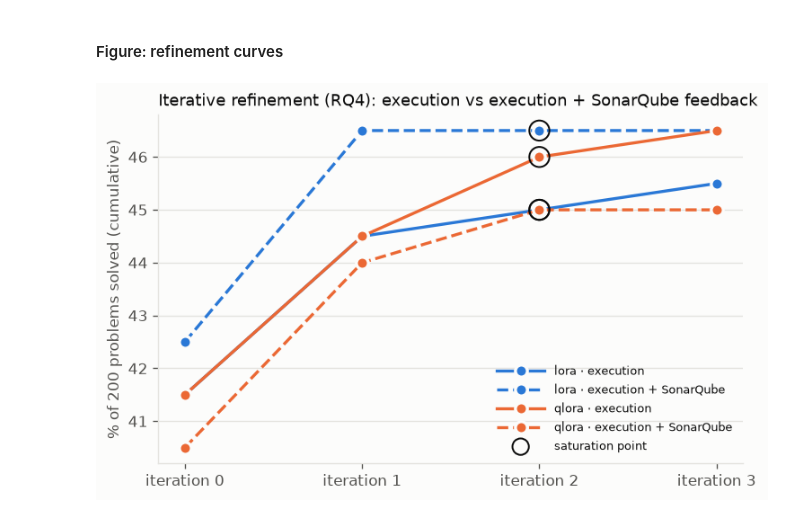
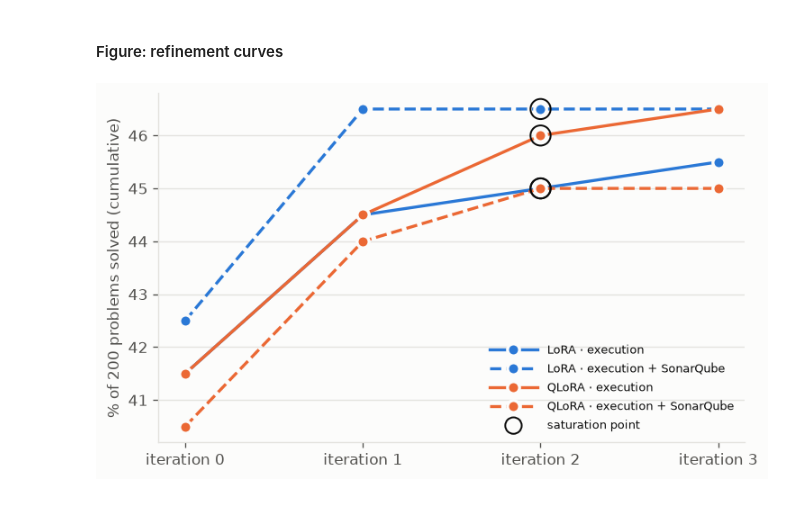
Before and after one commit to dimsmaul/code4ml-peft-experiment, a Jupyter notebook: analysis/index.ipynb, the cells around one changed output. Saved outputs shown, nothing was run; the diff lists cells and outputs as text; code cells hidden in the pictures.

```diff
--- a/analysis/index.ipynb
+++ b/analysis/index.ipynb
@@ -158,7 +158,7 @@ plt.rcParams.update({
     "figure.facecolor": SURFACE, "axes.facecolor": SURFACE, "axes.edgecolor": GRID, "axes.labelcolor": INK_2,
     "xtick.color": INK_2, "ytick.color": INK_2, "text.color": INK, "axes.spines.top": False,
     "axes.spines.right": False, "axes.grid": True, "grid.color": GRID, "grid.linewidth": 0.8,
-    "axes.axisbelow": True, "font.size": 10, "figure.dpi": 120,
+    "axes.axisbelow": True, "font.size": 10, "figure.dpi": 120, "pdf.fonttype": 42,   # TrueType fonts in PDFs
 })
 
 
@@ -196,7 +201,16 @@ def load_ratings(run):
 
 
 ratings = {run: load_ratings(run) for runs in RUNS.values() for run in runs}
-arm_ratings = per_arm({run: df.drop(columns="ast_valid") for run, df in ratings.items()}, lambda df: df)
+# Unit of the structural tests = unique test instruction. The 304 test rows share 40 instruction texts (one
+# template per subclass) and Code4ML answers are greedy, so duplicate rows are collapsed to their median per run.
+INSTRUCTION_OF = pd.read_csv(get("vanilla/code4ml_ratings.csv"), dtype={"id": str}).set_index("id")["graph_vertex_subclass"]
+
+
+def by_instruction(df):
+    return df.drop(columns="ast_valid").groupby(INSTRUCTION_OF.reindex(df.index).to_numpy()).median()
+
+
+arm_ratings = per_arm({run: by_instruction(df) for run, df in ratings.items()}, lambda df: df)
 METRICS = PRIMARY + SECONDARY + DENSITY
 tables = {m: pd.DataFrame({arm: df[m] for arm, df in arm_ratings.items()}) for m in METRICS + ["ncloc"]}
 # %% [markdown]
@@ -736,20 +733,20 @@ for method in ("lora", "qlora"):
 # %%
 fig, ax = plt.subplots(figsize=(7, 4.2))
 DASH = {"execution": "-", "execution + SonarQube": "--"}
 for (loop, method), result in refinement_results.items():
     rates = [100 * r for r in result["rates"]]
     its = range(len(rates))
     ax.plot(its, rates, color=LINE[method], linestyle=DASH[loop], linewidth=2, marker="o", markersize=8,
-            markeredgecolor=SURFACE, markeredgewidth=2, label=f"{method} · {loop}")
+            markeredgecolor=SURFACE, markeredgewidth=2, label=f"{ {'lora': 'LoRA', 'qlora': 'QLoRA'}[method]} · {loop}")
     if result["saturation"] is not None:
         s = result["saturation"]
         ax.scatter(s, rates[s], s=180, facecolors="none", edgecolors=INK, linewidth=1.2, zorder=4)
 ax.scatter([], [], s=120, facecolors="none", edgecolors=INK, linewidth=1.2, label="saturation point")
 ax.set_xticks(range(len(rates)), [f"iteration {i}" for i in range(len(rates))])
 ax.set_ylabel("% of 200 problems solved (cumulative)")
 ax.grid(axis="x", visible=False)
 ax.legend(frameon=False, fontsize=8, loc="lower right", handlelength=4)
-ax.set_title("Iterative refinement (RQ4): execution vs execution + SonarQube feedback", loc="left", fontsize=11)
+fig.savefig("bab4-refinement.pdf", bbox_inches="tight")   # Fig. in Bab IV and the IEEE paper; no title, caption only
 plt.show()
 # %% [output]
-[figure, old version]
+[figure, new version]
```
Also changed, not shown: parts of 15 cells of this notebook.
